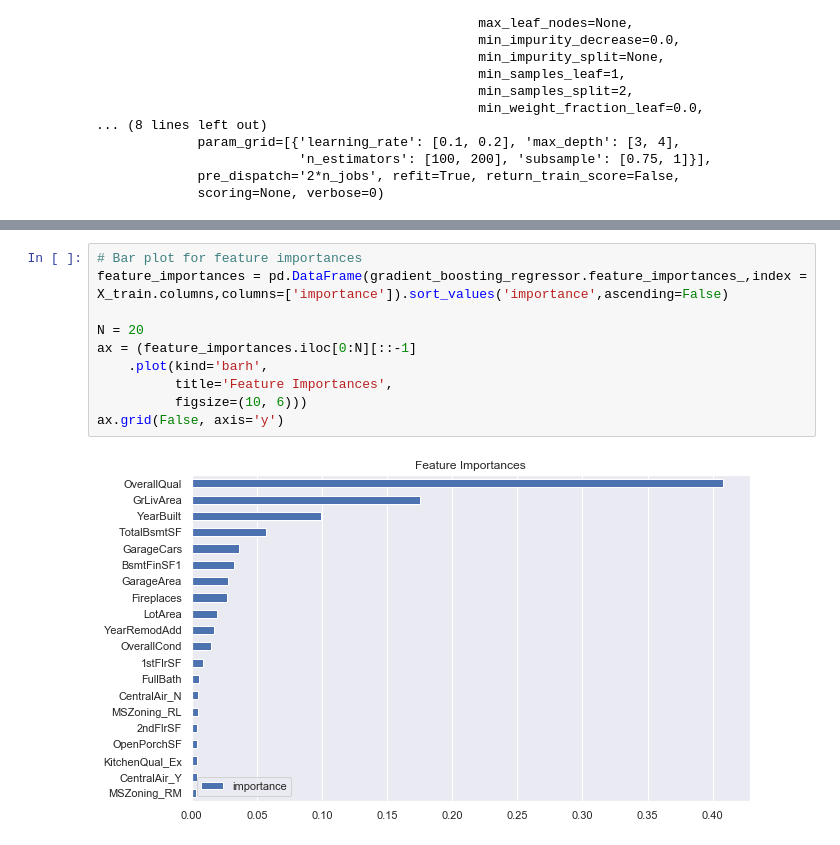
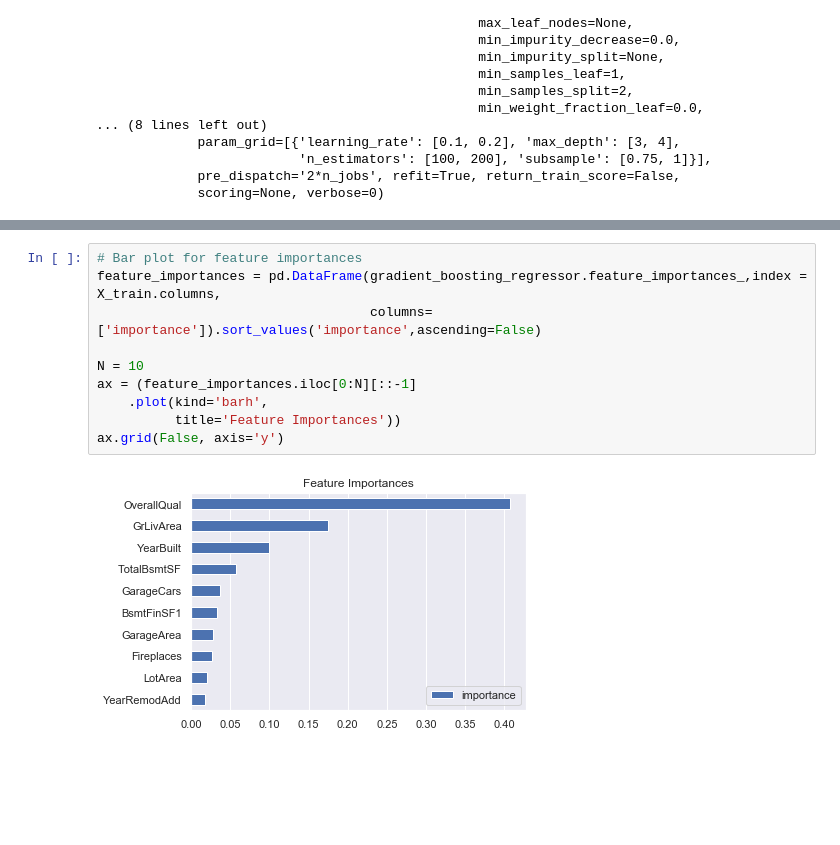
Before and after one commit to zackhoustontx/SpringBoard, a Jupyter notebook: Capstone_Project_1/house-prices-advanced-regression-techniques/house-prices-advanced-regression-techniques.ipynb, the cells around one changed output, grey strips where cells are left out. Saved outputs shown, nothing was run; the diff lists cells and outputs as text; blank space fills up the shorter version.

```diff
--- a/Capstone_Project_1/house-prices-advanced-regression-techniques/house-prices-advanced-regression-techniques.ipynb
+++ b/Capstone_Project_1/house-prices-advanced-regression-techniques/house-prices-advanced-regression-techniques.ipynb
@@ -585,12 +596,12 @@ feature_importances
 # %%
 # Bar plot for feature importances
-feature_importances = pd.DataFrame(gradient_boosting_regressor.feature_importances_,index = X_train.columns,columns=['importance']).sort_values('importance',ascending=False)
+feature_importances = pd.DataFrame(gradient_boosting_regressor.feature_importances_,index = X_train.columns,
+                                   columns=['importance']).sort_values('importance',ascending=False)
 
-N = 20
+N = 10
 ax = (feature_importances.iloc[0:N][::-1]
     .plot(kind='barh',
-          title='Feature Importances',
-          figsize=(10, 6)))
+          title='Feature Importances'))
 ax.grid(False, axis='y')
 # %% [output]
-[figure, old version]
+[figure, new version]
```
Also changed, not shown: parts of 39 cells of this notebook.
